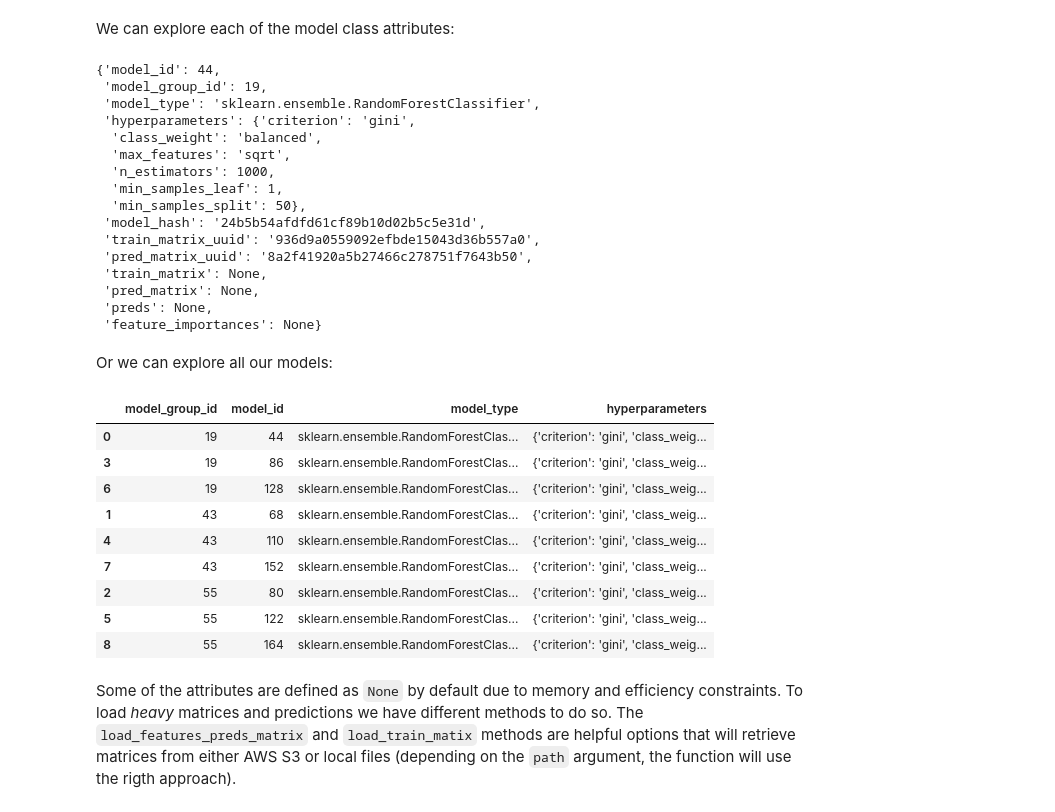
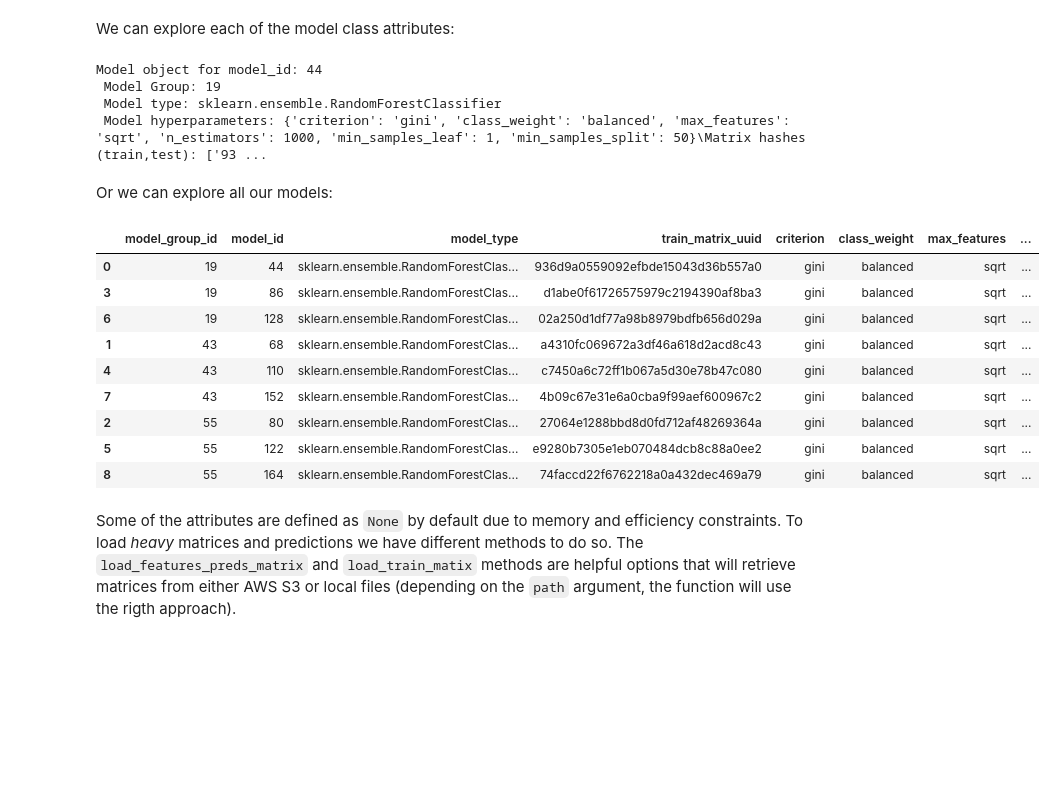
Before and after one commit to dssg/triage, a Jupyter notebook: src/triage/component/postmodeling/contrast/postmodeling_tutorial.ipynb, the cells around one changed output. Saved outputs shown, nothing was run; the diff lists cells and outputs as text; code cells hidden in the pictures; blank space fills up the shorter version.

```diff
--- a/src/triage/component/postmodeling/contrast/postmodeling_tutorial.ipynb
+++ b/src/triage/component/postmodeling/contrast/postmodeling_tutorial.ipynb
@@ -19,48 +20,37 @@ audited_models = [19,43,55]
 # Get models_ids tuples from selected model_group_ids
 list_tuple_models = get_models_ids(audited_models)
 
-# Use ModelExtractor object and retrieve model metadata
-l_t = [ModelExtractor(i.model_group_id, i.model_id) for i in list_tuple_models]
+# Use Model class object and retrieve indiviual model metadata
+l_t = [Model(i.model_group_id, i.model_id) for i in list_tuple_models]
 # %%
 len(l_t)
 # %% [output]
 9
 # %% [markdown]
 We can explore each of the model class attributes:
-# %%
-l_t[0].__dict__
-# %% [output]
-{'model_id': 44,
- 'model_group_id': 19,
- 'model_type': 'sklearn.ensemble.RandomForestClassifier',
- 'hyperparameters': {'criterion': 'gini',
-  'class_weight': 'balanced',
-  'max_features': 'sqrt',
-  'n_estimators': 1000,
-  'min_samples_leaf': 1,
-  'min_samples_split': 50},
- 'model_hash': '24b5b54afdfd61cf89b10d02b5c5e31d',
- 'train_matrix_uuid': '936d9a0559092efbde15043d36b557a0',
- 'pred_matrix_uuid': '8a2f41920a5b27466c278751f7643b50',
- 'train_matrix': None,
- 'pred_matrix': None,
- 'preds': None,
- 'feature_importances': None}
+# %%
+print(l_t[0])
+# %% [output]
+Model object for model_id: 44
+ Model Group: 19
+ Model type: sklearn.ensemble.RandomForestClassifier
+ Model hyperparameters: {'criterion': 'gini', 'class_weight': 'balanced', 'max_features': 'sqrt', 'n_estimators': 1000, 'min_samples_leaf': 1, 'min_samples_split': 50}\Matrix hashes (train,test): ['93 ...
 # %% [markdown]
 Or we can explore all our models:
 # %%
 model_df = pd.DataFrame([model.__dict__ for model in l_t])
-model_df.loc[:, ['model_group_id', 'model_id', 'model_type', 'hyperparameters']].sort_values(['model_group_id'])
+model_df = model_df.loc[:, ['model_group_id', 'model_id', 'model_type', 'hyperparameters', 'train_matrix_uuid']].sort_values(['model_group_id'])
+pd.concat([model_df.drop(['hyperparameters'], axis=1), model_df['hyperparameters'].apply(pd.Series)], axis=1)
 # %% [output]
-|  | model_group_id | model_id | model_type | hyperparameters |
-| 0 | 19 | 44 | sklearn.ensemble.RandomForestClas... | {'criterion': 'gini', 'class_weig... |
-| 3 | 19 | 86 | sklearn.ensemble.RandomForestClas... | {'criterion': 'gini', 'class_weig... |
-| 6 | 19 | 128 | sklearn.ensemble.RandomForestClas... | {'criterion': 'gini', 'class_weig... |
-| 1 | 43 | 68 | sklearn.ensemble.RandomForestClas... | {'criterion': 'gini', 'class_weig... |
-| 4 | 43 | 110 | sklearn.ensemble.RandomForestClas... | {'criterion': 'gini', 'class_weig... |
-| 7 | 43 | 152 | sklearn.ensemble.RandomForestClas... | {'criterion': 'gini', 'class_weig... |
-| 2 | 55 | 80 | sklearn.ensemble.RandomForestClas... | {'criterion': 'gini', 'class_weig... |
-| 5 | 55 | 122 | sklearn.ensemble.RandomForestClas... | {'criterion': 'gini', 'class_weig... |
-| 8 | 55 | 164 | sklearn.ensemble.RandomForestClas... | {'criterion': 'gini', 'class_weig... |
+|  | model_group_id | model_id | model_type | train_matrix_uuid | criterion | class_weight | max_features | ... |
+| 0 | 19 | 44 | sklearn.ensemble.RandomForestClas... | 936d9a0559092efbde15043d36b557a0 | gini | balanced | sqrt | ... |
+| 3 | 19 | 86 | sklearn.ensemble.RandomForestClas... | d1abe0f61726575979c2194390af8ba3 | gini | balanced | sqrt | ... |
+| 6 | 19 | 128 | sklearn.ensemble.RandomForestClas... | 02a250d1df77a98b8979bdfb656d029a | gini | balanced | sqrt | ... |
+| 1 | 43 | 68 | sklearn.ensemble.RandomForestClas... | a4310fc069672a3df46a618d2acd8c43 | gini | balanced | sqrt | ... |
+| 4 | 43 | 110 | sklearn.ensemble.RandomForestClas... | c7450a6c72ff1b067a5d30e78b47c080 | gini | balanced | sqrt | ... |
+| 7 | 43 | 152 | sklearn.ensemble.RandomForestClas... | 4b09c67e31e6a0cba9f99aef600967c2 | gini | balanced | sqrt | ... |
+| 2 | 55 | 80 | sklearn.ensemble.RandomForestClas... | 27064e1288bbd8d0fd712af48269364a | gini | balanced | sqrt | ... |
+| 5 | 55 | 122 | sklearn.ensemble.RandomForestClas... | e9280b7305e1eb070484dcb8c88a0ee2 | gini | balanced | sqrt | ... |
+| 8 | 55 | 164 | sklearn.ensemble.RandomForestClas... | 74faccd22f6762218a0a432dec469a79 | gini | balanced | sqrt | ... |
 # %% [markdown]
 Some of the attributes are defined as `None` by default due to memory and efficiency constraints. To load _heavy_ matrices and predictions we have different methods to do so. The `load_features_preds_matrix` and `load_train_matix` methods are helpful options that will retrieve matrices from either AWS S3 or local files (depending on the `path` argument, the function will use the rigth approach).
```
Also changed, not shown: parts of 28 cells of this notebook.
